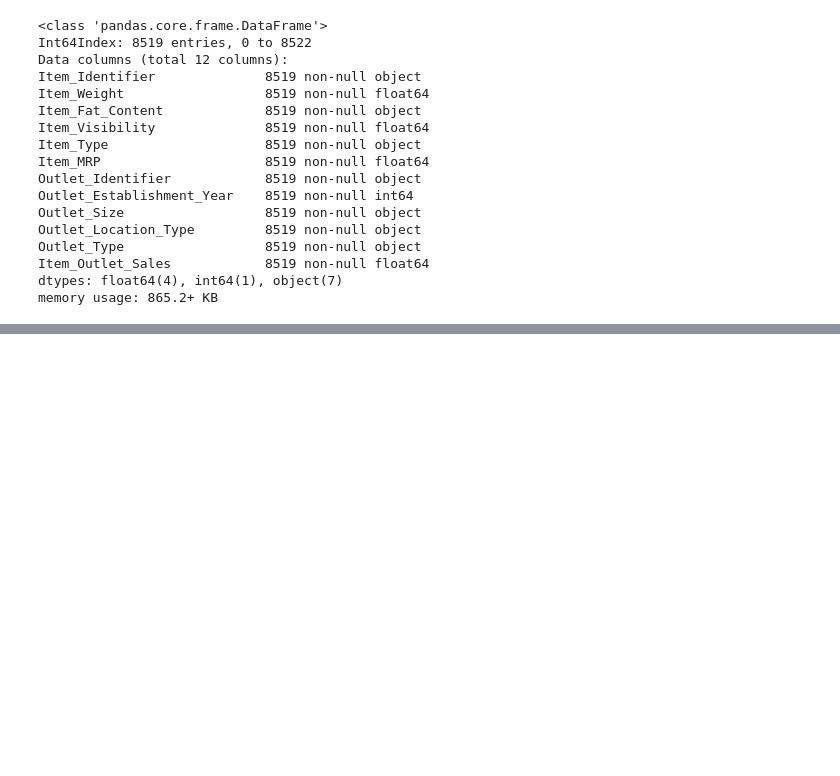
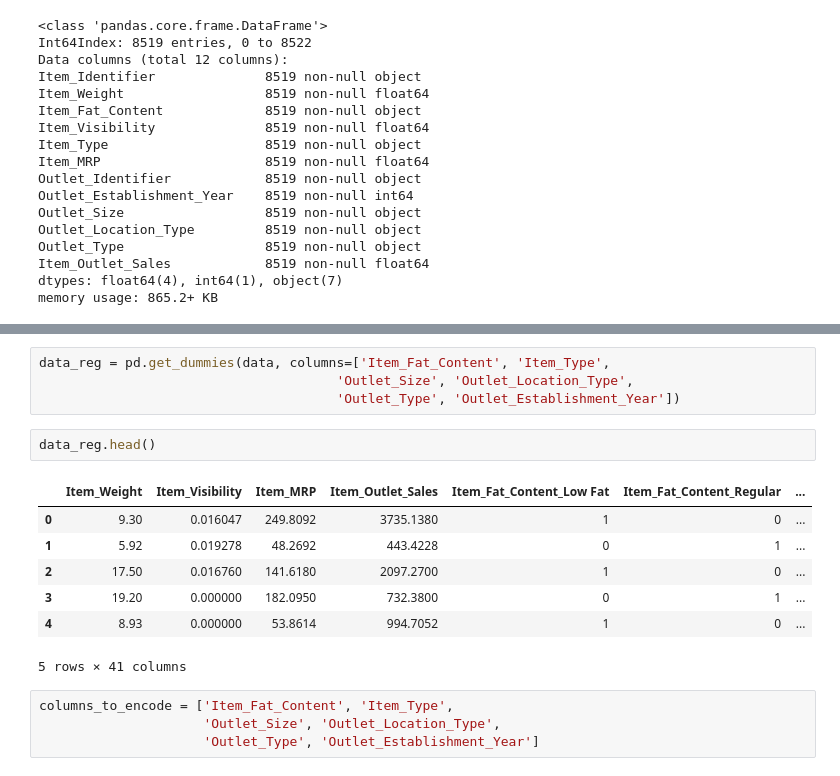
Before and after one commit to mrvanolog/Netology, a Jupyter notebook: Машинное обучение 2.0/Построение модели/SemiFinal/SemiFinal.ipynb, the cells around one changed output, grey strips where cells are left out. Cells and saved outputs as stored; diff of their text form; blank space fills up the shorter version.

```diff
--- a/Машинное обучение 2.0/Построение модели/SemiFinal/SemiFinal.ipynb
+++ b/Машинное обучение 2.0/Построение модели/SemiFinal/SemiFinal.ipynb
@@ -271,0 +367,18 @@ memory usage: 865.2+ KB
+# %%
+data_reg = pd.get_dummies(data, columns=['Item_Fat_Content', 'Item_Type',
+                                      'Outlet_Size', 'Outlet_Location_Type',
+                                      'Outlet_Type', 'Outlet_Establishment_Year'])
+# %%
+data_reg.head()
+# %% [output]
+|  | Item_Weight | Item_Visibility | Item_MRP | Item_Outlet_Sales | Item_Fat_Content_Low Fat | Item_Fat_Content_Regular | ... |
+| 0 | 9.30 | 0.016047 | 249.8092 | 3735.1380 | 1 | 0 | ... |
+| 1 | 5.92 | 0.019278 | 48.2692 | 443.4228 | 0 | 1 | ... |
+| 2 | 17.50 | 0.016760 | 141.6180 | 2097.2700 | 1 | 0 | ... |
+| 3 | 19.20 | 0.000000 | 182.0950 | 732.3800 | 0 | 1 | ... |
+| 4 | 8.93 | 0.000000 | 53.8614 | 994.7052 | 1 | 0 | ... |
+5 rows × 41 columns
+# %%
+columns_to_encode = ['Item_Fat_Content', 'Item_Type',
+                     'Outlet_Size', 'Outlet_Location_Type',
+                     'Outlet_Type', 'Outlet_Establishment_Year']
```
Also changed, not shown: parts of 20 cells of this notebook.
